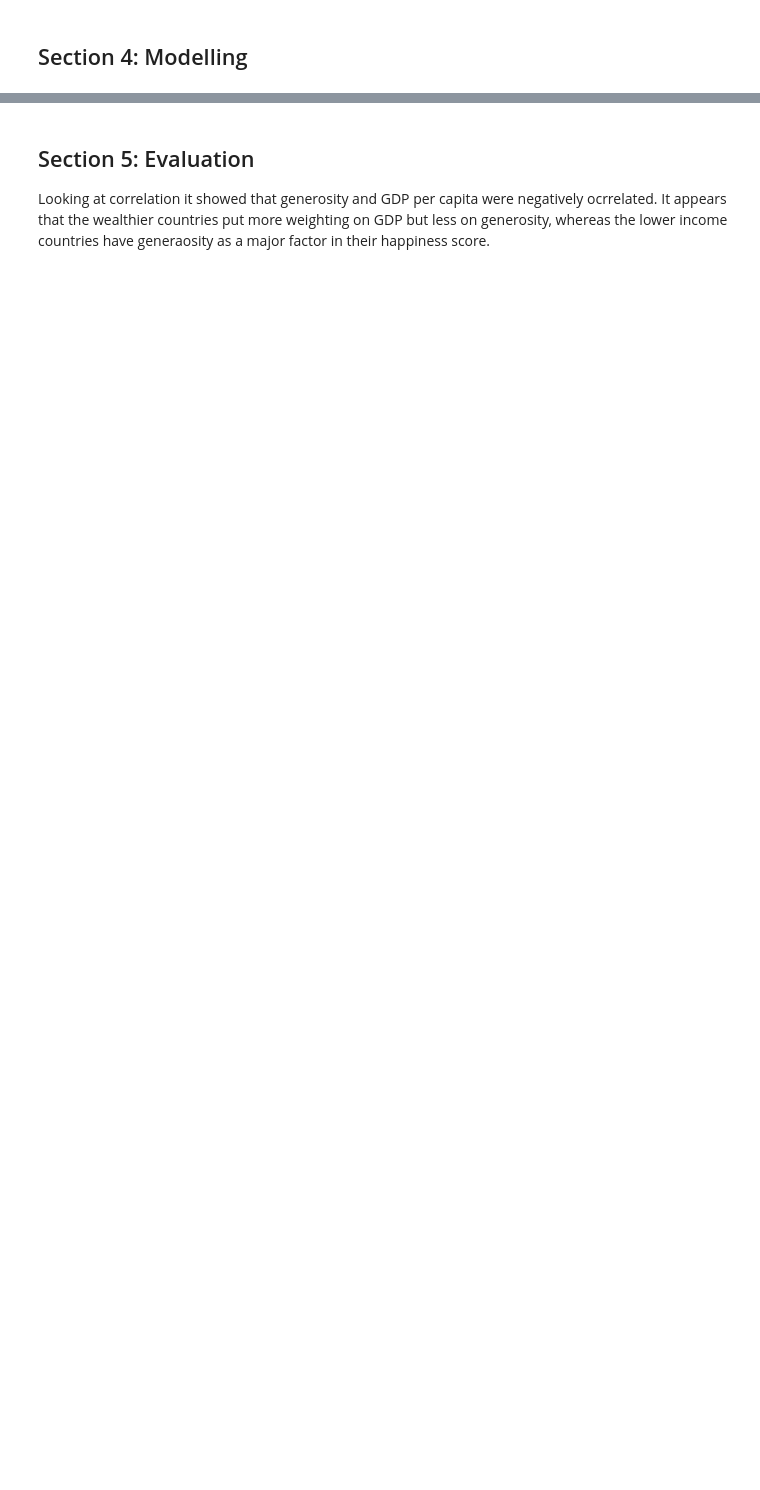
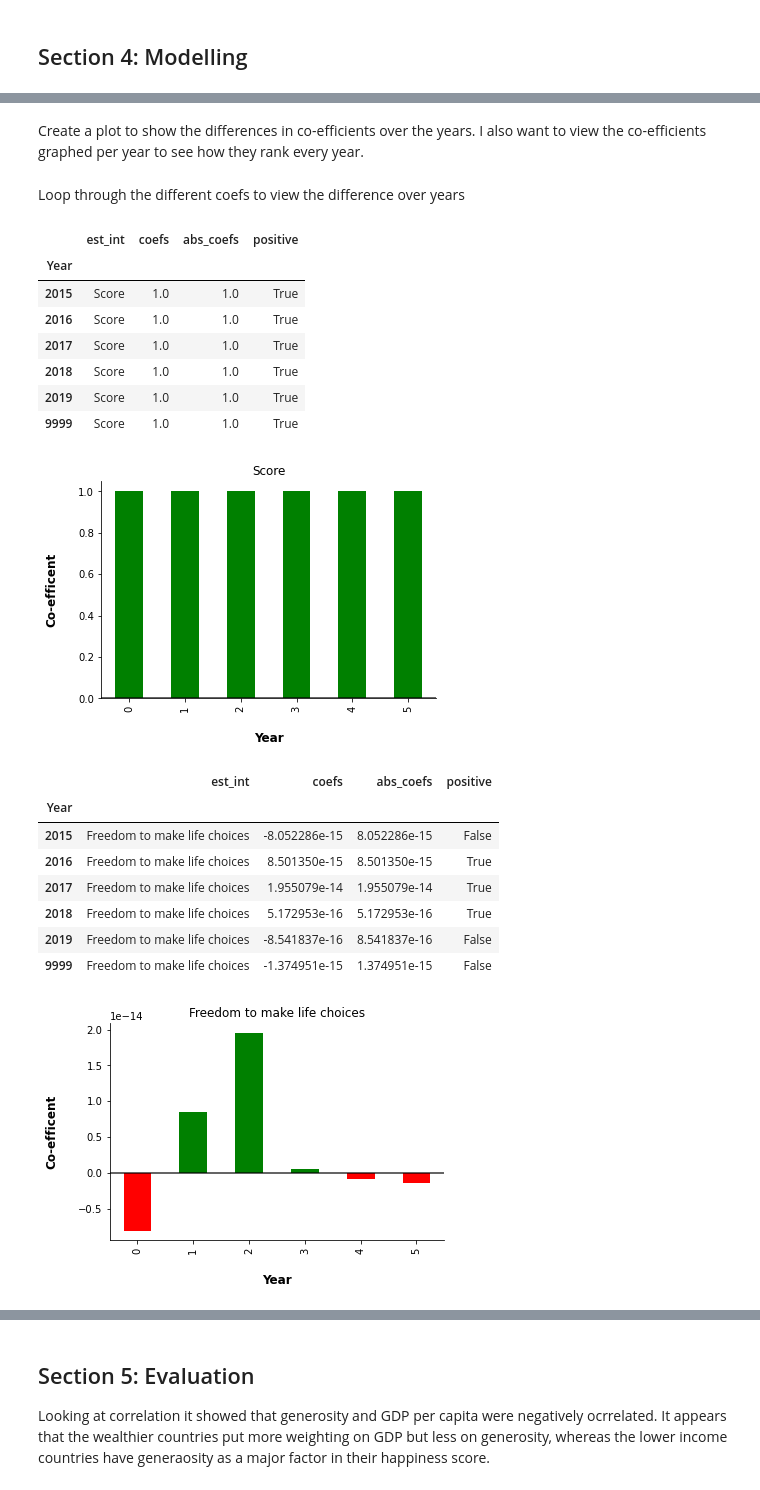
Before and after one commit to PhilSeim3/DataScienceBlog, a Jupyter notebook: Data Science Blog Workings - Happiness Index.ipynb, the cells around one changed output, grey strips where cells are left out. Drawn from its saved outputs; the diff is of its cells as text; code cells hidden in the pictures; blank space fills up the shorter version.

```diff
--- a/Data Science Blog Workings - Happiness Index.ipynb
+++ b/Data Science Blog Workings - Happiness Index.ipynb
@@ -550,0 +433,11 @@ array([[<AxesSubplot:title={'center':'Social support'}>]], dtype=object)
+# %%
+# Create a dataframe for co-efficients
+df_coefs = []
+
+for key in reg_list:
+    df_coef = coef_weights(reg_list[key][2].coef_, reg_list[key][3])
+    df_coef.insert(0, 'Year', key)
+    df_coefs.append(df_coef)
+
+
+df_loop_head(df_coefs, 10)
@@ -550,0 +493,56 @@ array([[<AxesSubplot:title={'center':'Social support'}>]], dtype=object)
+# %%
+# Make a single dataframe so I can group co-efficents rather than years
+df_coef_df = pd.concat(df_coefs)
+
+#Make a list of all the coefs
+est_ = df_coef_df['est_int'].unique()
+# %% [markdown]
+Create a plot to show the differences in co-efficients over the years. I also want to view the co-efficients graphed per year to see how they rank every year.
+# %%
+def plot_coef(coef):
+    x = df_coef_df[df_coef_df['est_int'] == coef].copy()
+    x['positive'] = x['coefs'] >= 0
+    x = x.set_index('Year')
+    display(x.head(20))
+
+    ax = x['coefs'].plot(kind='bar', color=x.positive.map({True: 'g',False: 'r'}), title=coef)
+
+    ax.spines['right'].set_visible(False)
+    ax.spines['top'].set_visible(False)
+
+      # Draw horizontal axis lines
+    ax.axhline(y=0, linestyle='solid', alpha=0.8, color='#000', zorder=1)
+
+      # Set x-axis label
+    ax.set_xlabel("Year", labelpad=12, weight='bold', size=8)
+
+      # Set y-axis label
+    ax.set_ylabel("Co-efficent", labelpad=12, weight='bold', size=12)
+
+  # Format y-axis label
+    ax.xaxis.set_major_formatter(StrMethodFormatter('{x:,g}'))
+# %% [markdown]
+Loop through the different coefs to view the difference over years
+# %%
+for est in est_:
+    plot_coef(est)
+    plt.show()
+# %% [output]
+|  | est_int | coefs | abs_coefs | positive |
+| Year |  |  |  |  |
+| 2015 | Score | 1.0 | 1.0 | True |
+| 2016 | Score | 1.0 | 1.0 | True |
+| 2017 | Score | 1.0 | 1.0 | True |
+| 2018 | Score | 1.0 | 1.0 | True |
+| 2019 | Score | 1.0 | 1.0 | True |
+| 9999 | Score | 1.0 | 1.0 | True |
+[figure, added]
+|  | est_int | coefs | abs_coefs | positive |
+| Year |  |  |  |  |
+| 2015 | Freedom to make life choices | -8.052286e-15 | 8.052286e-15 | False |
+| 2016 | Freedom to make life choices | 8.501350e-15 | 8.501350e-15 | True |
+| 2017 | Freedom to make life choices | 1.955079e-14 | 1.955079e-14 | True |
+| 2018 | Freedom to make life choices | 5.172953e-16 | 5.172953e-16 | True |
+| 2019 | Freedom to make life choices | -8.541837e-16 | 8.541837e-16 | False |
+| 9999 | Freedom to make life choices | -1.374951e-15 | 1.374951e-15 | False |
+[figure, added]
```
Also changed, not shown: parts of 52 cells of this notebook.
